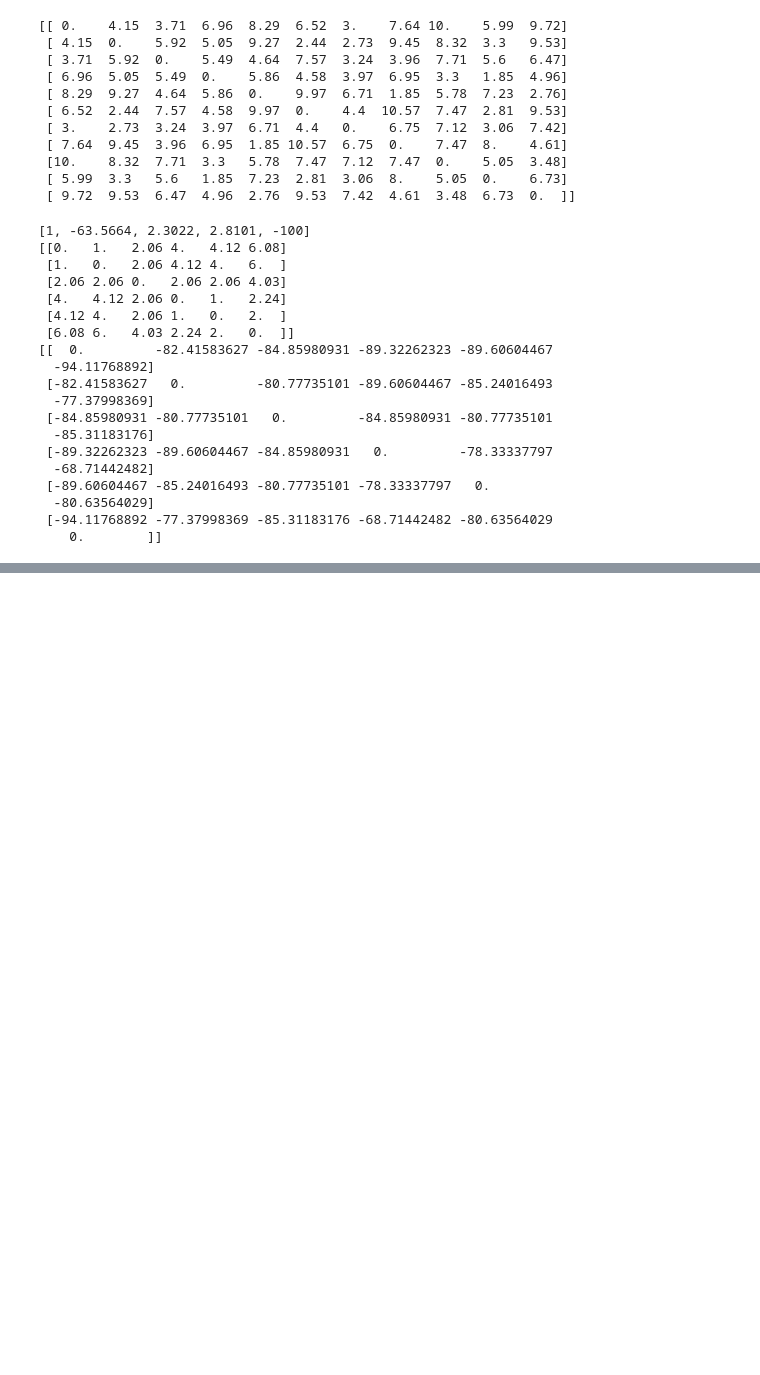
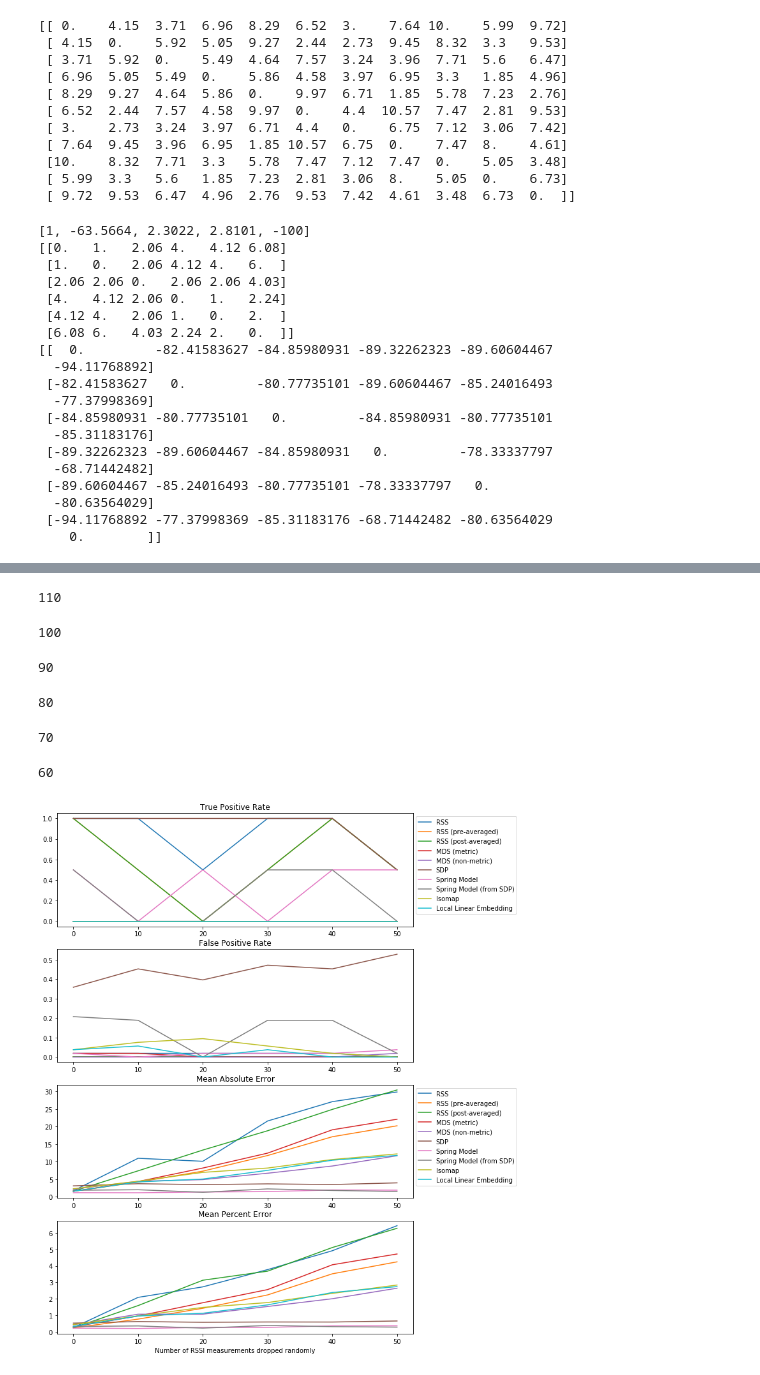
Before and after one commit to ANRGUSC/WirelessRangeEstimation, a Jupyter notebook: visualization_notebook.ipynb, the cells around one changed output, grey strips where cells are left out. Cells and saved outputs as stored; diff of their text form; code cells hidden in the pictures; blank space fills up the shorter version.

Commit message:
performance as a function of dropped signals

```diff
--- a/visualization_notebook.ipynb
+++ b/visualization_notebook.ipynb
@@ -256,0 +304,43 @@ plt.show()
+# %%
+fig0, (ax_TP,ax_FP,ax_MAE,ax_MPE) = plt.subplots(4,1,figsize=(10,15))
+TPcurve, FPcurve, MAEcurve, MPEcurve = {}, {}, {}, {}
+models = ["rss_only","rss_pre_averaged","rss_post_averaged","mds_metric","mds_non_metric","sdp",
+          "spring_model","sdp_init_spring","isomap","lle"]
+for model in models:
+    TPcurve[model], FPcurve[model], MAEcurve[model], MPEcurve[model] = [],[],[],[]
+model_names = {"rss_only":"RSS",
+               "rss_pre_averaged":"RSS (pre-averaged)",
+               "rss_post_averaged":"RSS (post-averaged)",
+               "mds_metric":"MDS (metric)",
+               "mds_non_metric":"MDS (non-metric)", "sdp":"SDP",
+               "spring_model":"Spring Model",
+               "sdp_init_spring":"Spring Model (from SDP)",
+               "isomap":"Isomap",
+               "lle":"Local Linear Embedding"}
+
+drops_list = [0,10,20,30,40,50]
+for num_drop in drops_list:
+    TPcurve, FPcurve, MAEcurve, MPEcurve = add_to_curves(rss_matrix, TPcurve, FPcurve, MAEcurve, MPEcurve, models, model_names, num_drop)
+
+for model in models:
+    ax_TP.plot(drops_list,TPcurve[model],label=model_names[model])
+    ax_FP.plot(drops_list,FPcurve[model],label=model_names[model])
+    ax_MAE.plot(drops_list,MAEcurve[model],label=model_names[model])
+    ax_MPE.plot(drops_list,MPEcurve[model],label=model_names[model])
+
+ax_TP.set_title("True Positive Rate")
+ax_FP.set_title("False Positive Rate")
+ax_MAE.set_title("Mean Absolute Error")
+ax_MPE.set_title("Mean Percent Error")
+ax_MPE.set_xlabel("Number of RSSI measurements dropped randomly")
+ax_TP.legend(bbox_to_anchor=(1.3,1))
+ax_MAE.legend(bbox_to_anchor=(1.3,1))
+plt.show()
+# %% [output]
+110
+100
+90
+80
+70
+60
+[figure, added]
```
Also changed, not shown: parts of 3 cells of this notebook.
